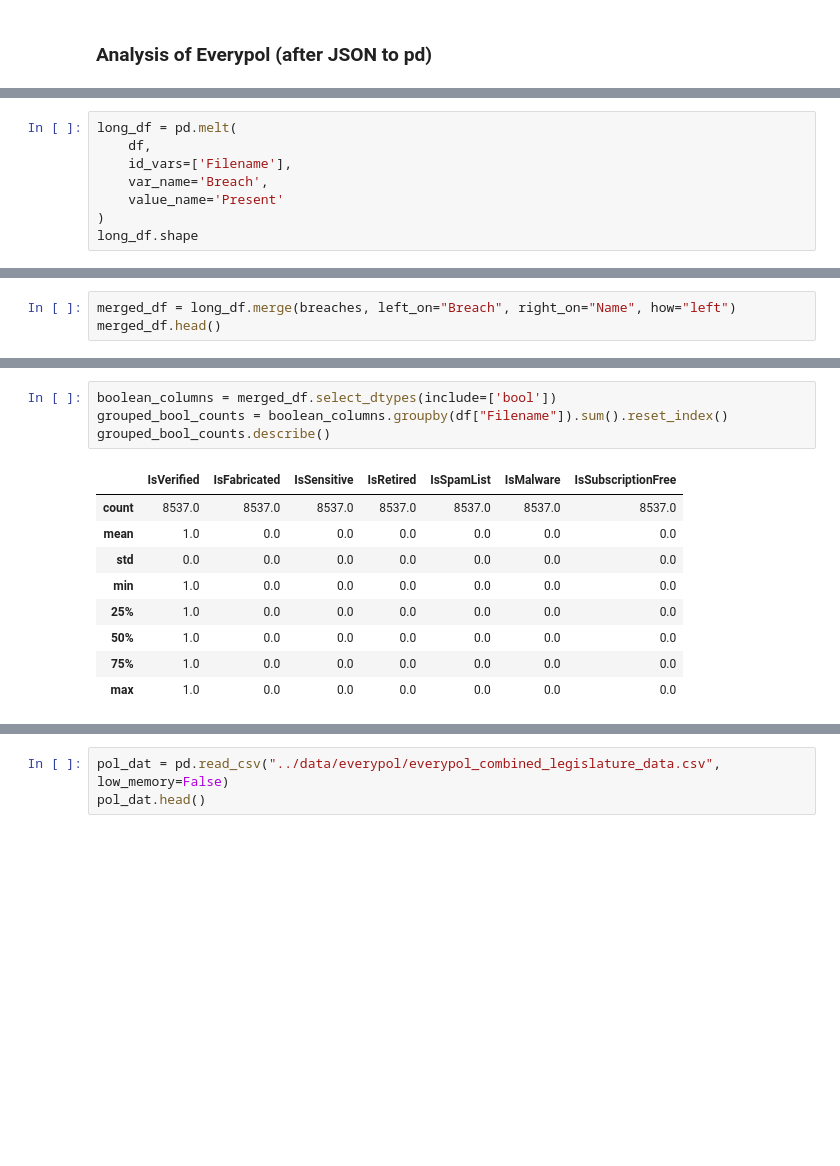
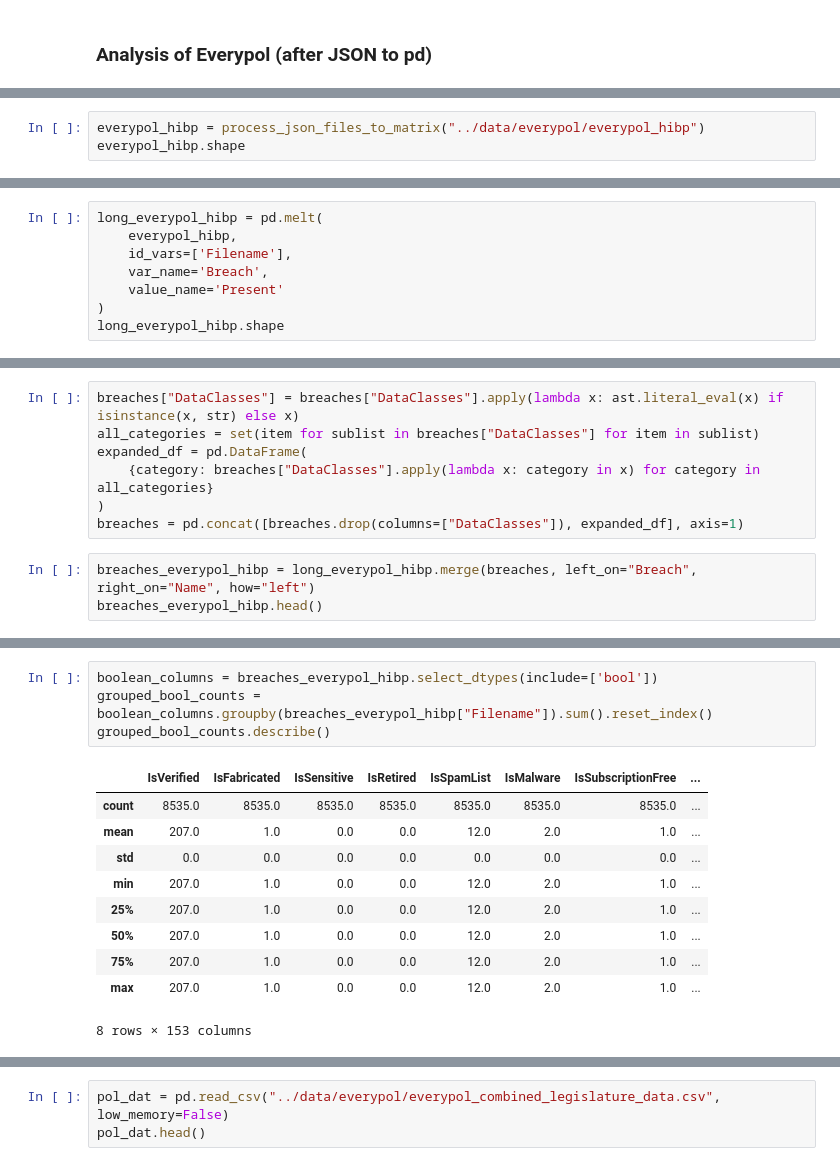
Before and after one commit to themains/pwned_pols, a Jupyter notebook: scripts/04_hibp_everypol_ind_eur_combine.ipynb, the cells around one changed output, grey strips where cells are left out. Cells and saved outputs as stored; diff of their text form; blank space fills up the shorter version.

```diff
--- a/scripts/04_hibp_everypol_combine.ipynb
+++ b/scripts/04_hibp_everypol_ind_eur_combine.ipynb
@@ -32,0 +93,3 @@ for filename in os.listdir(json_folder):
+# %%
+everypol_hibp = process_json_files_to_matrix("../data/everypol/everypol_hibp")
+everypol_hibp.shape
@@ -43,9 +108,9 @@ df.head()
 # %%
-long_df = pd.melt(
-    df,
+long_everypol_hibp = pd.melt(
+    everypol_hibp,
     id_vars=['Filename'],
     var_name='Breach',
     value_name='Present'
 )
-long_df.shape
+long_everypol_hibp.shape
 # %% [output]
@@ -71,9 +127,16 @@ breaches.head()
 | 2 | 126 | 126 | 126.com | 2012-01-01 | 2016-10-08T07:46:05Z | 2016-10-08T07:46:05Z | 6414191 | In approximately 2012, it's alleg... | https://haveibeenpwned.com/Conten... | ... |
 | 3 | 17Media | 17 | 17app.co | 2016-04-19 | 2016-07-08T01:55:03Z | 2016-07-08T01:55:03Z | 4009640 | In April 2016, customer data obta... | https://haveibeenpwned.com/Conten... | ... |
 | 4 | 17173 | 17173 | 17173.com | 2011-12-28 | 2018-04-28T04:53:15Z | 2018-04-28T04:53:15Z | 7485802 | In late 2011, <a href="https://ne... | https://haveibeenpwned.com/Conten... | ... |
+# %%
+breaches["DataClasses"] = breaches["DataClasses"].apply(lambda x: ast.literal_eval(x) if isinstance(x, str) else x)
+all_categories = set(item for sublist in breaches["DataClasses"] for item in sublist)
+expanded_df = pd.DataFrame(
+    {category: breaches["DataClasses"].apply(lambda x: category in x) for category in all_categories}
+)
+breaches = pd.concat([breaches.drop(columns=["DataClasses"]), expanded_df], axis=1)
 # %%
-merged_df = long_df.merge(breaches, left_on="Breach", right_on="Name", how="left")
-merged_df.head()
+breaches_everypol_hibp = long_everypol_hibp.merge(breaches, left_on="Breach", right_on="Name", how="left")
+breaches_everypol_hibp.head()
 # %% [output]
 |  | Filename | Breach | Present | Name | Title | Domain | BreachDate | AddedDate | ModifiedDate | PwnCount | ... |
 | 0 | wouter.raskin@dekamer.be | 000webhost | False | 000webhost | 000webhost | 000webhost.com | 2015-03-01 | 2015-10-26T23:35:45Z | 2017-12-10T21:44:27Z | 14936670 | ... |
@@ -84,17 +148,18 @@ merged_df.head()
 # %%
-boolean_columns = merged_df.select_dtypes(include=['bool'])
-grouped_bool_counts = boolean_columns.groupby(df["Filename"]).sum().reset_index()
+boolean_columns = breaches_everypol_hibp.select_dtypes(include=['bool'])
+grouped_bool_counts = boolean_columns.groupby(breaches_everypol_hibp["Filename"]).sum().reset_index()
 grouped_bool_counts.describe()
 # %% [output]
-|  | IsVerified | IsFabricated | IsSensitive | IsRetired | IsSpamList | IsMalware | IsSubscriptionFree |
-| count | 8537.0 | 8537.0 | 8537.0 | 8537.0 | 8537.0 | 8537.0 | 8537.0 |
-| mean | 1.0 | 0.0 | 0.0 | 0.0 | 0.0 | 0.0 | 0.0 |
-| std | 0.0 | 0.0 | 0.0 | 0.0 | 0.0 | 0.0 | 0.0 |
-| min | 1.0 | 0.0 | 0.0 | 0.0 | 0.0 | 0.0 | 0.0 |
-| 25% | 1.0 | 0.0 | 0.0 | 0.0 | 0.0 | 0.0 | 0.0 |
-| 50% | 1.0 | 0.0 | 0.0 | 0.0 | 0.0 | 0.0 | 0.0 |
-| 75% | 1.0 | 0.0 | 0.0 | 0.0 | 0.0 | 0.0 | 0.0 |
-| max | 1.0 | 0.0 | 0.0 | 0.0 | 0.0 | 0.0 | 0.0 |
+|  | IsVerified | IsFabricated | IsSensitive | IsRetired | IsSpamList | IsMalware | IsSubscriptionFree | ... |
+| count | 8535.0 | 8535.0 | 8535.0 | 8535.0 | 8535.0 | 8535.0 | 8535.0 | ... |
+| mean | 207.0 | 1.0 | 0.0 | 0.0 | 12.0 | 2.0 | 1.0 | ... |
+| std | 0.0 | 0.0 | 0.0 | 0.0 | 0.0 | 0.0 | 0.0 | ... |
+| min | 207.0 | 1.0 | 0.0 | 0.0 | 12.0 | 2.0 | 1.0 | ... |
+| 25% | 207.0 | 1.0 | 0.0 | 0.0 | 12.0 | 2.0 | 1.0 | ... |
+| 50% | 207.0 | 1.0 | 0.0 | 0.0 | 12.0 | 2.0 | 1.0 | ... |
+| 75% | 207.0 | 1.0 | 0.0 | 0.0 | 12.0 | 2.0 | 1.0 | ... |
+| max | 207.0 | 1.0 | 0.0 | 0.0 | 12.0 | 2.0 | 1.0 | ... |
+8 rows × 153 columns
 # %%
 grouped_bool_counts.head()
 # %% [output]
```
Also changed, not shown: parts of 23 cells of this notebook, 2 other files.
